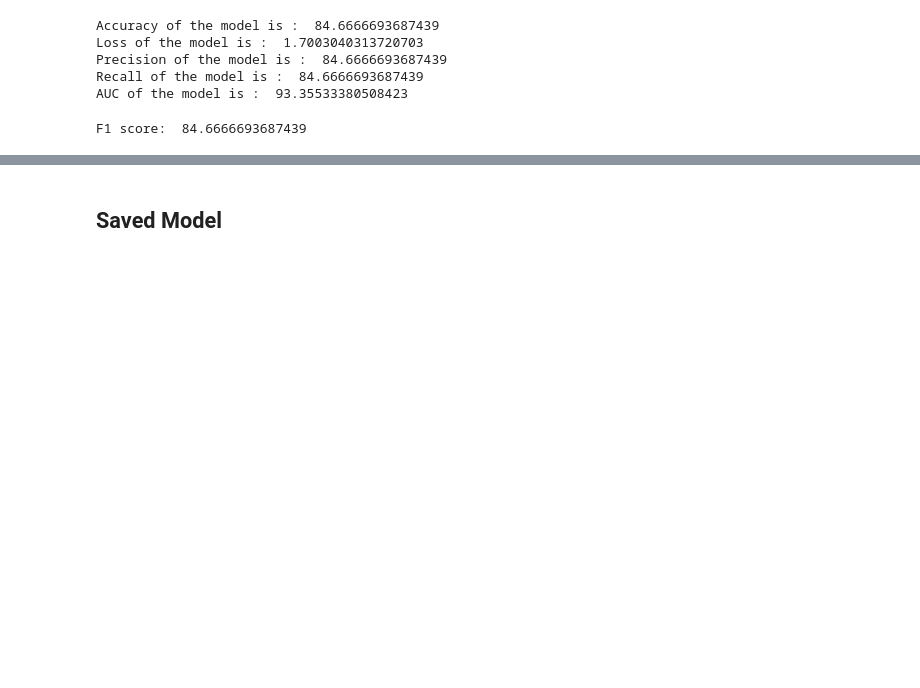
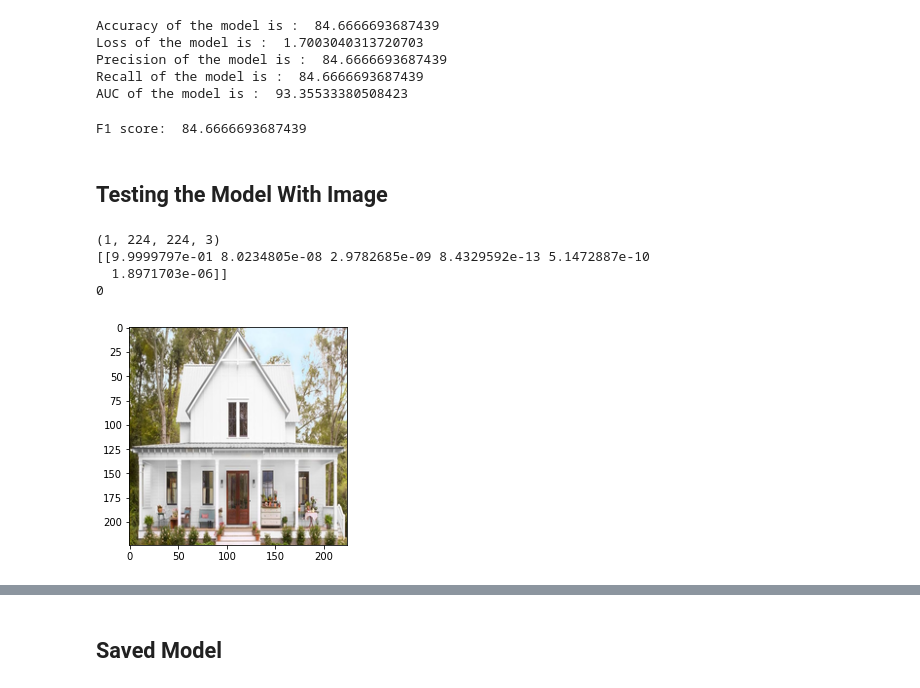
Before and after one commit to FaisalAhmedBijoy/Deep-CNN-Architecture-Implementation, a Jupyter notebook: Complex_New_Model_Architecture_Thesis_KUET.ipynb, the cells around one changed output, grey strips where cells are left out. Saved outputs shown, nothing was run; the diff lists cells and outputs as text; code cells hidden in the pictures; blank space fills up the shorter version.

```diff
--- a/Complex_New_Model_Architecture_Thesis_KUET.ipynb
+++ b/Complex_New_Model_Architecture_Thesis_KUET.ipynb
@@ -362,3 +362,5 @@ f1score=(2*test_precision*test_recall)/ (test_precision+test_recall)
 print("F1 score: ",f1score*100)
 # %% [output]
 F1 score:  84.6666693687439
+# %% [markdown]
+## Testing the Model With Image
@@ -364,0 +369,18 @@ F1 score:  84.6666693687439
+# %%
+image_path='/content/drive/MyDrive/CSE 4000 Thesis/Dataset1500/Images/building_house5.png'
+random_image=image.load_img(image_path,target_size=(224,224))
+plt.imshow(random_image)
+random_image=image.img_to_array(random_image)
+test_image=random_image.reshape((1,)+random_image.shape)
+test_image=test_image/255.0
+print(test_image.shape)
+predicted_class=model.predict(test_image)
+print(predicted_class)
+#print('True classification')
+print(np.argmax(predicted_class))
+# %% [output]
+(1, 224, 224, 3)
+[[9.9999797e-01 8.0234805e-08 2.9782685e-09 8.4329592e-13 5.1472887e-10
+  1.8971703e-06]]
+0
+[figure, added]
```
Also changed, not shown: parts of 8 cells of this notebook.
